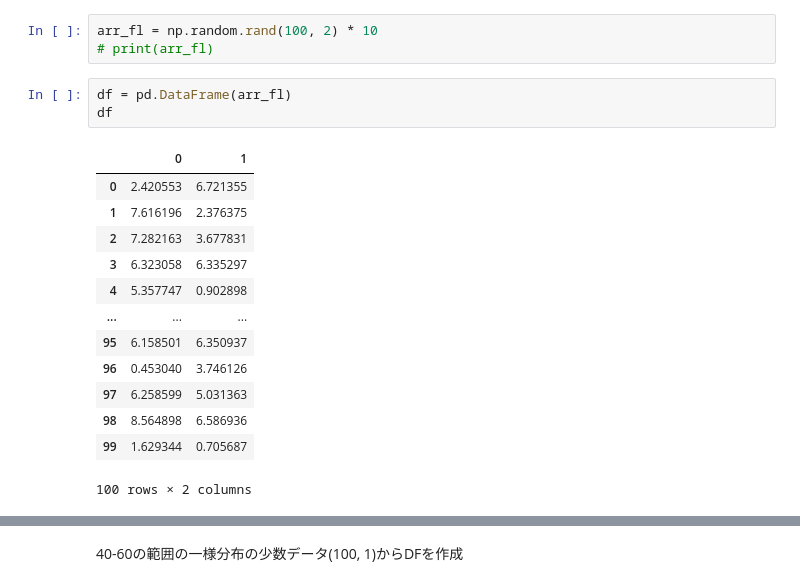
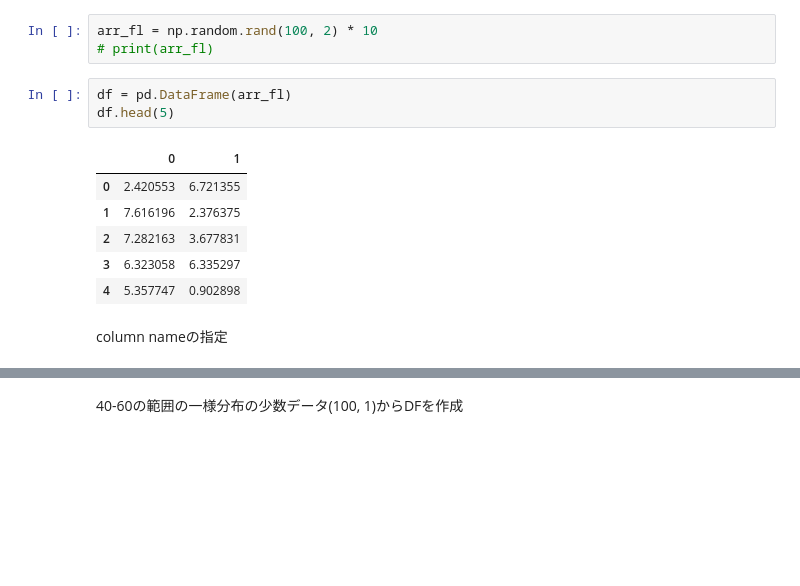
Before and after one commit to arata234/DataScience, a Jupyter notebook: pandas_practice/basic_dataframe.ipynb, the cells around one changed output, grey strips where cells are left out. Saved outputs shown, nothing was run; the diff lists cells and outputs as text; blank space fills up the shorter version.

```diff
--- a/pandas_practice/basic_dataframe.ipynb
+++ b/pandas_practice/basic_dataframe.ipynb
@@ -64,20 +67,15 @@ arr_fl = np.random.rand(100, 2) * 10
 # print(arr_fl)
 # %%
 df = pd.DataFrame(arr_fl)
-df
+df.head(5)
 # %% [output]
 |  | 0 | 1 |
 | 0 | 2.420553 | 6.721355 |
 | 1 | 7.616196 | 2.376375 |
 | 2 | 7.282163 | 3.677831 |
 | 3 | 6.323058 | 6.335297 |
 | 4 | 5.357747 | 0.902898 |
-| ... | ... | ... |
-| 95 | 6.158501 | 6.350937 |
-| 96 | 0.453040 | 3.746126 |
-| 97 | 6.258599 | 5.031363 |
-| 98 | 8.564898 | 6.586936 |
-| 99 | 1.629344 | 0.705687 |
-100 rows × 2 columns
+# %% [markdown]
+column nameの指定
 # %%
 df_wh = pd.DataFrame(arr_fl, columns=["Width", "Height"])
```
Also changed, not shown: parts of 13 cells of this notebook.
